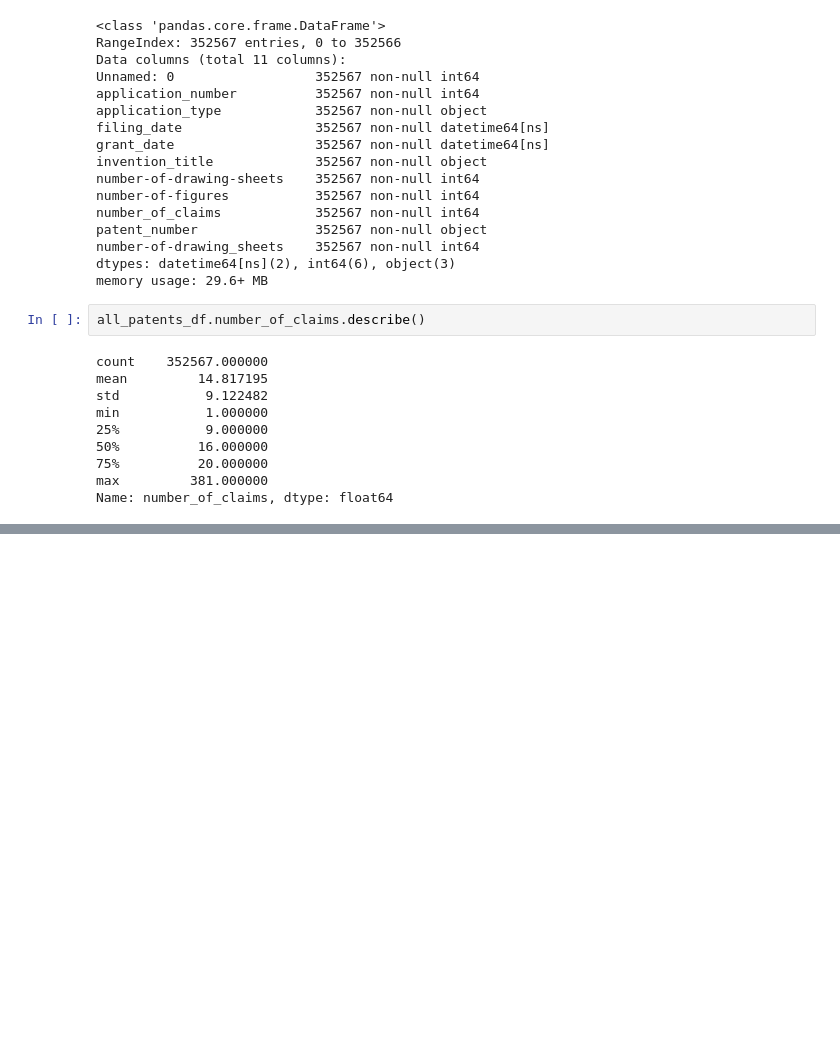
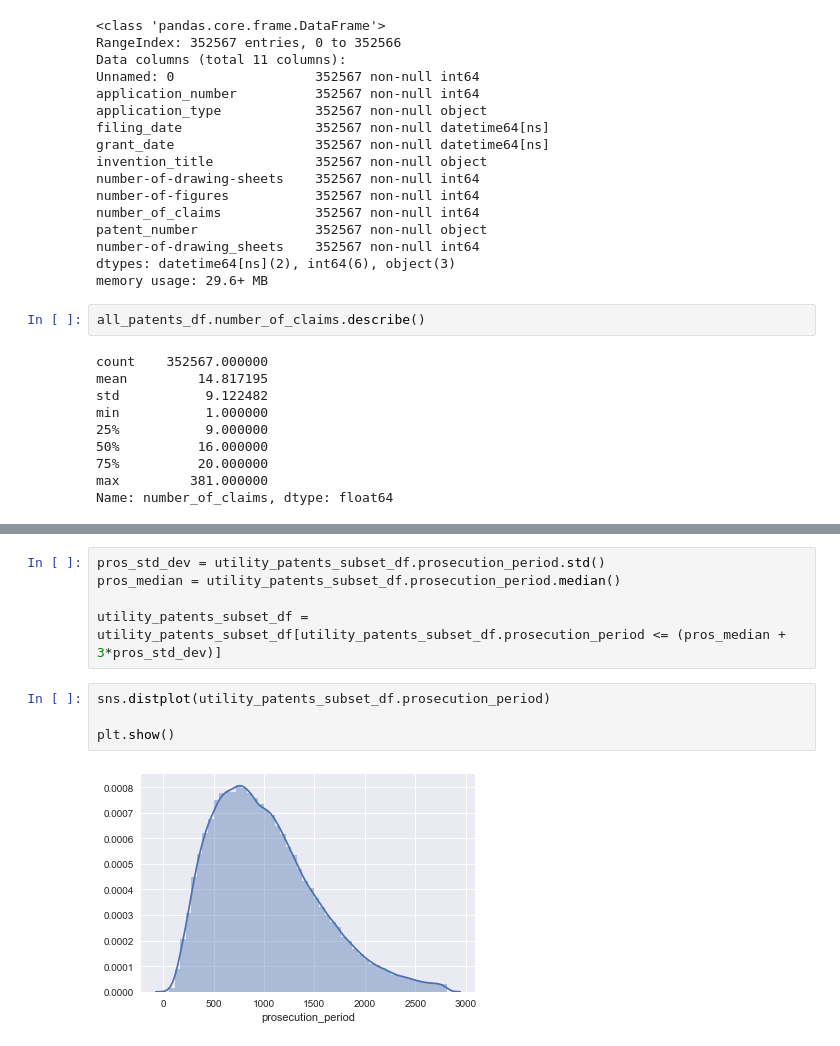
Before and after one commit to jayclare/2017_patent_grants_analytics, a Jupyter notebook: jupyter_notebooks/data_storytelling.ipynb, the cells around one changed output, grey strips where cells are left out. Cells and saved outputs as stored; diff of their text form; blank space fills up the shorter version.

```diff
--- a/jupyter_notebooks/data_storytelling.ipynb
+++ b/jupyter_notebooks/data_storytelling.ipynb
@@ -63,0 +202,11 @@ Name: number_of_claims, dtype: float64
+# %%
+pros_std_dev = utility_patents_subset_df.prosecution_period.std()
+pros_median = utility_patents_subset_df.prosecution_period.median()
+
+utility_patents_subset_df = utility_patents_subset_df[utility_patents_subset_df.prosecution_period <= (pros_median + 3*pros_std_dev)]
+# %%
+sns.distplot(utility_patents_subset_df.prosecution_period)
+
+plt.show()
+# %% [output]
+[figure, added]
```
Also changed, not shown: parts of 19 cells of this notebook, 1 other file.
